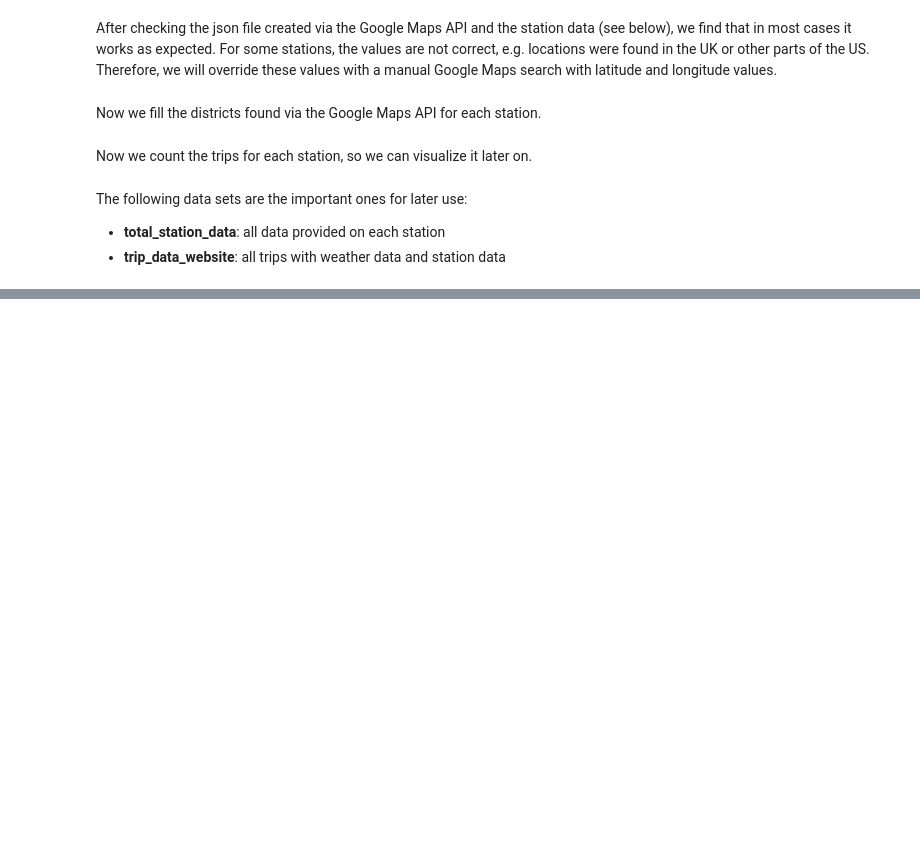
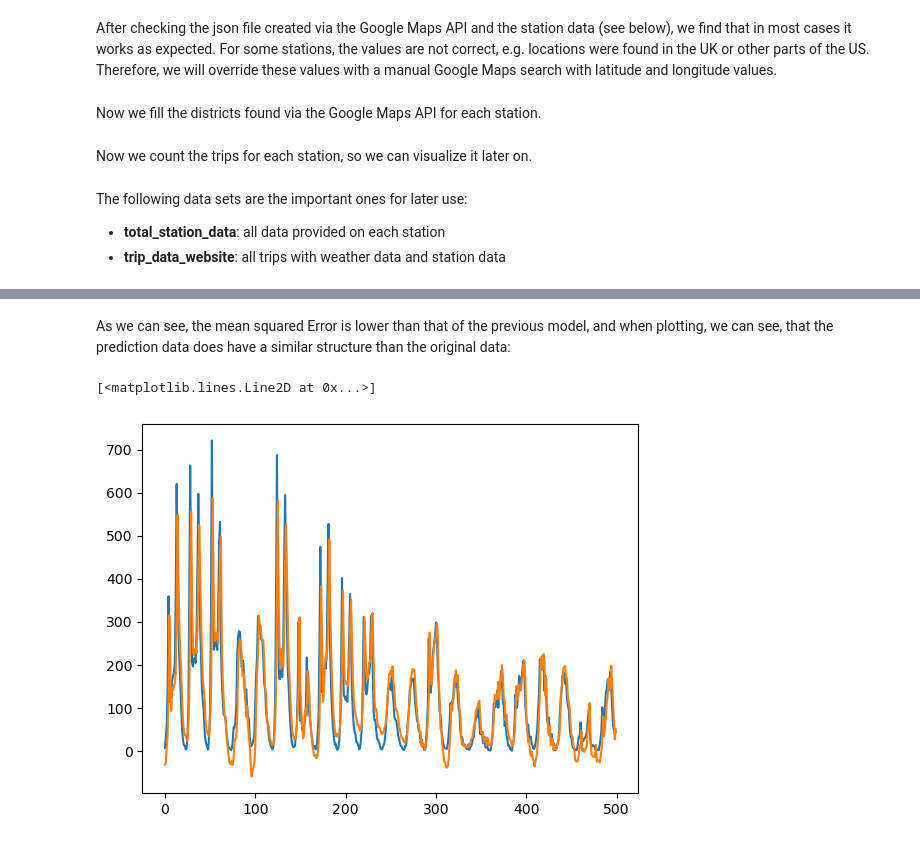
Before and after one commit to JuliusScheuerer/AA_Team_12_Assignment, a Jupyter notebook: AA_Team_12_Code.ipynb, the cells around one changed output, grey strips where cells are left out. Drawn from its saved outputs; the diff is of its cells as text; code cells hidden in the pictures; blank space fills up the shorter version.

Commit message:
Add files via upload
LSTM Model + Evaluation. Evaluation funktioniert erst wenn POLY und ARIMA Model durchgelaufen sind

```diff
--- a/AA_Team_12_Code.ipynb
+++ b/AA_Team_12_Code.ipynb
@@ -704,0 +559,12 @@ from statsmodels.tsa.stattools import acf, pacf
+# %%
+customer_cluster_analysis = pd.DataFrame(trip_data_website, columns = (['trip_duration', 'age', 'max_temp']))
+
+from sklearn.preprocessing import StandardScaler
+scaler = StandardScaler()
+scaler.fit(customer_cluster_analysis)
+customer_cluster_analysis_scaled = scaler.transform(customer_cluster_analysis)
+customer_cluster_analysis_scaled_df = pd.DataFrame(customer_cluster_analysis_scaled, columns=customer_cluster_analysis.columns, index=customer_cluster_analysis.index)
+
+customer_cluster_analysis_scaled_df['gender'] = trip_data_website['gender']
+customer_cluster_analysis_scaled_df['precip'] = trip_data_website['precip']
+customer_cluster_analysis_scaled_df['user_type_id'] = trip_data_website['user_type_id']
@@ -704,0 +575,11 @@ from statsmodels.tsa.stattools import acf, pacf
+# %%
+k_max = 15
+clusters = []
+losses = []
+
+from sklearn.cluster import KMeans
+for k in range(k_max):
+    model = KMeans(n_clusters=k+1)
+    model.fit(customer_cluster_analysis_scaled)
+    clusters.append(k+1)
+    losses.append(model.inertia_)
@@ -704,0 +637,4 @@ from statsmodels.tsa.stattools import acf, pacf
+# %%
+
+LSTM_data = trip_data_website.groupby([trip_data_website["start_time"].dt.floor("H")]).size().rename("hourly_demand")
+LSTM_data = pd.merge(LSTM_data, weather_all_hours, 'outer', left_index=True, right_index=True).fillna(0)
@@ -817,0 +894,5 @@ print(f"R2 Very Short term: {r2_score(predictions, test_set.values)}")
+# %%
+#JD
+
+LSTM_data = trip_data_website.groupby([trip_data_website["start_time"].dt.floor("H")]).size().rename("hourly_demand")
+LSTM_data = pd.merge(LSTM_data, weather_all_hours, 'outer', left_index=True, right_index=True).fillna(0)
@@ -817,0 +1097,9 @@ print(f"R2 Very Short term: {r2_score(predictions, test_set.values)}")
+# %% [markdown]
+As we can see, the mean squared Error is lower than that of the previous model, and when plotting, we can see, that the prediction data does have a similar structure than the original data:
+# %%
+#print(mean_squared_error(LSTM_prediction, LSTM_actual, squared=False))
+plt.plot(LSTM_actual, label="actual")
+plt.plot(LSTM_prediction, label="prediction")
+# %% [output]
+[<matplotlib.lines.Line2D at 0x...>]
+[figure, added]
```
Also changed, not shown: parts of 98 cells of this notebook.
